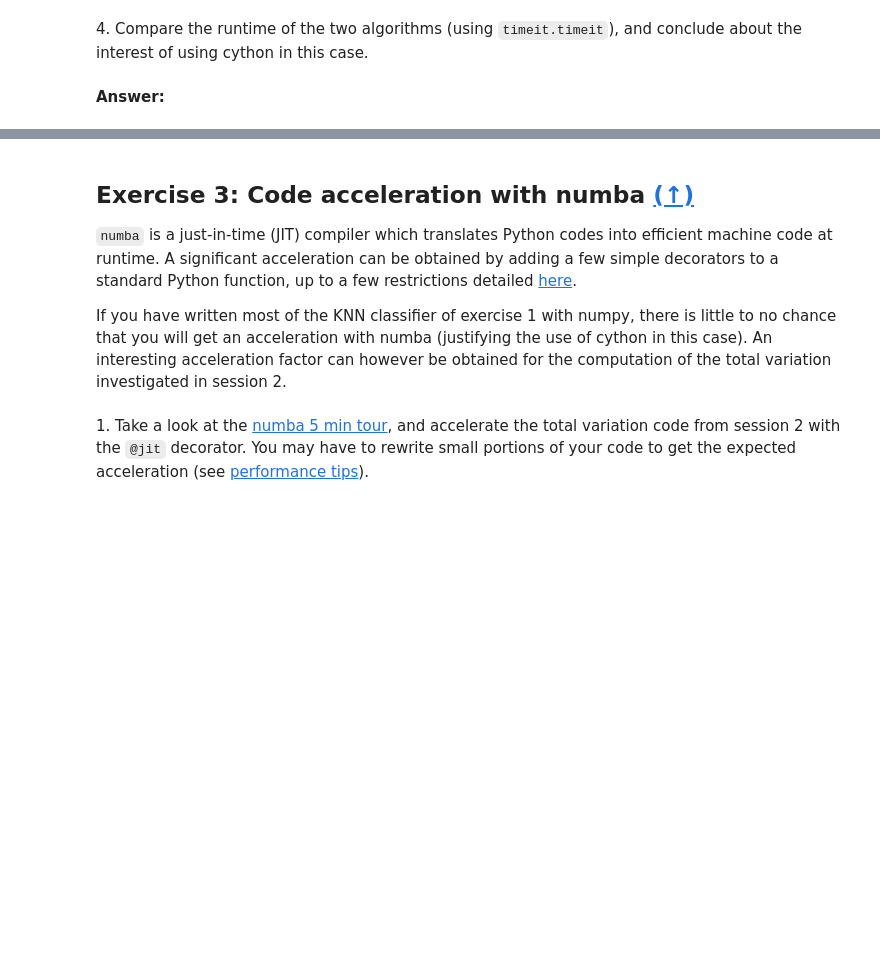
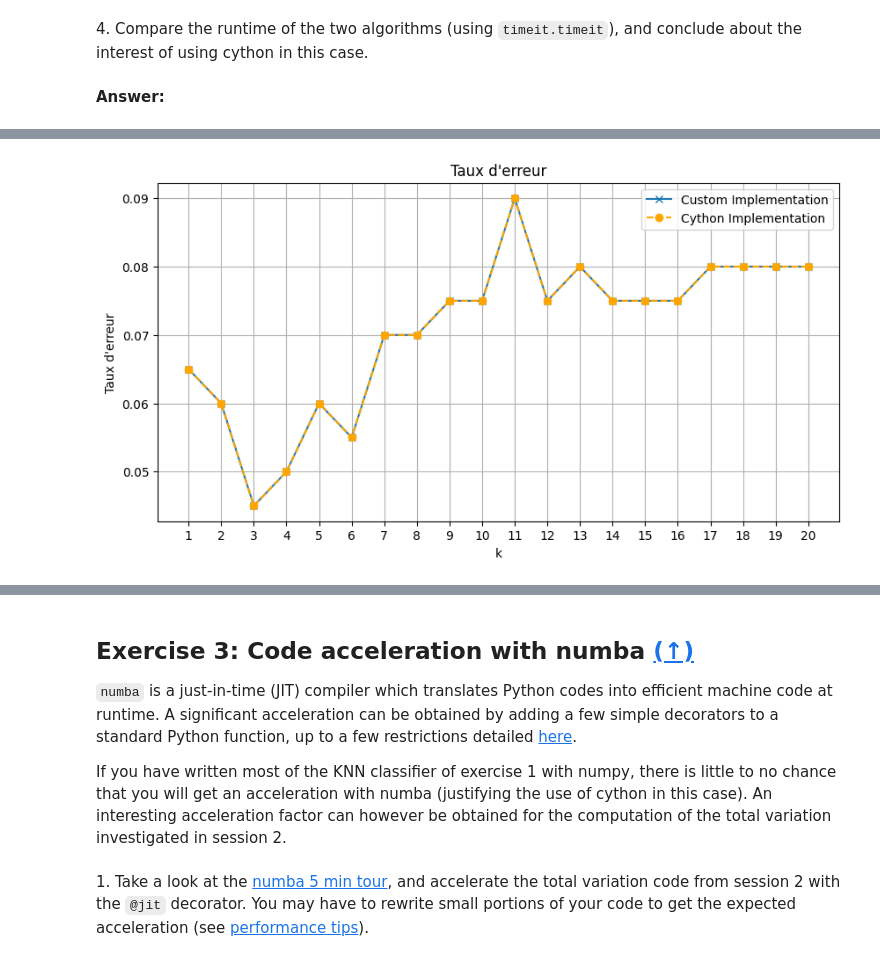
Before and after one commit to mcaron01/python_sdia, a Jupyter notebook: Labs/Lab4/lab4.ipynb, the cells around one changed output, grey strips where cells are left out. Saved outputs shown, nothing was run; the diff lists cells and outputs as text; code cells hidden in the pictures; blank space fills up the shorter version.

```diff
--- a/Labs/Lab4/lab4.ipynb
+++ b/Labs/Lab4/lab4.ipynb
@@ -452,0 +494,84 @@ Hello World
+# %%
+# your code
+import KNN.KNN as KNN_cython
+import timeit
+
+# On définit nos valeurs de K
+k_values = list(range(1, 21))
+
+print(x_train.shape, x_test.shape, class_train.shape)
+
+# Initialisation des listes pour error rates and execution times
+error_rates_custom = []
+error_rates_cython = []
+execution_times_custom = []
+execution_times_cython = []
+
+for k in k_values:
+
+    # Avec notre implementation de KNN
+    start_time = timeit.default_timer()
+    predicted_labels_cython = KNN_cython.k_nearest_neighbors(x_train, class_train, x_test, k)
+    execution_time_cython = timeit.default_timer() - start_time
+
+    error_rate_cython = np.mean(predicted_labels_cython != class_test)
+    error_rates_cython.append(error_rate_cython)
+    execution_times_cython.append(execution_time_cython)
+
+    # Avec notre implementation de KNN
+    start_time = timeit.default_timer()
+    predicted_labels_custom = k_nearest_neighbors(x_train, class_train, x_test, k)
+    execution_time_custom = timeit.default_timer() - start_time
+
+    error_rate_custom = np.mean(predicted_labels_custom != class_test)
+    error_rates_custom.append(error_rate_custom)
+    execution_times_custom.append(execution_time_custom)
+
+# On peut print les error rates
+print("Custom implementation error rates:", error_rates_custom)
+print("Cython implementation error rates:", error_rates_cython)
+
+# On peut print les execution times
+print("Custom implementation execution times:", execution_times_custom)
+print("Cython implementation execution times:", execution_times_cython)
+
+# Création d'une figure pour les taux d'erreur
+plt.figure(figsize=(10, 5))
+
+# Notre implementation
+plt.plot(k_values, error_rates_custom, marker='x', label="Custom Implementation")
+# Cython
+plt.plot(k_values, error_rates_cython, marker='o', linestyle='--', color='orange', label="Cython Implementation")
+
+plt.title("Taux d'erreur")
+plt.xlabel("k")
+plt.xticks(np.arange(1, 21, step=1))
+plt.ylabel("Taux d'erreur")
+plt.grid(True)
+plt.legend()
+
+plt.savefig("img/taux_erreurs_custom_implementation_cython.png")
+
+# Affichage
+plt.show()
+
+# Création d'une nouvelle figure pour les temps d'exécution
+plt.figure(figsize=(10, 5))
+
+# Notre implementation
+plt.plot(k_values, execution_times_custom, marker='o', label="Custom Implementation")
+# Cython
+plt.plot(k_values, execution_times_cython, marker='o', color='orange', label="Cython Implementation")
+
+plt.title("Temps d'exécution")
+plt.xlabel("k")
+plt.xticks(np.arange(1, 21, step=1))
+plt.ylabel("Temps (s)")
+plt.grid(True)
+plt.legend()
+
+plt.savefig("img/execution_time_custom_implementation_cython.png")
+
+# Affichage
+plt.show()
+# %% [output]
@@ -452,0 +583 @@ Hello World
+[figure, added]
```
Also changed, not shown: parts of 15 cells of this notebook, 10 other files.
